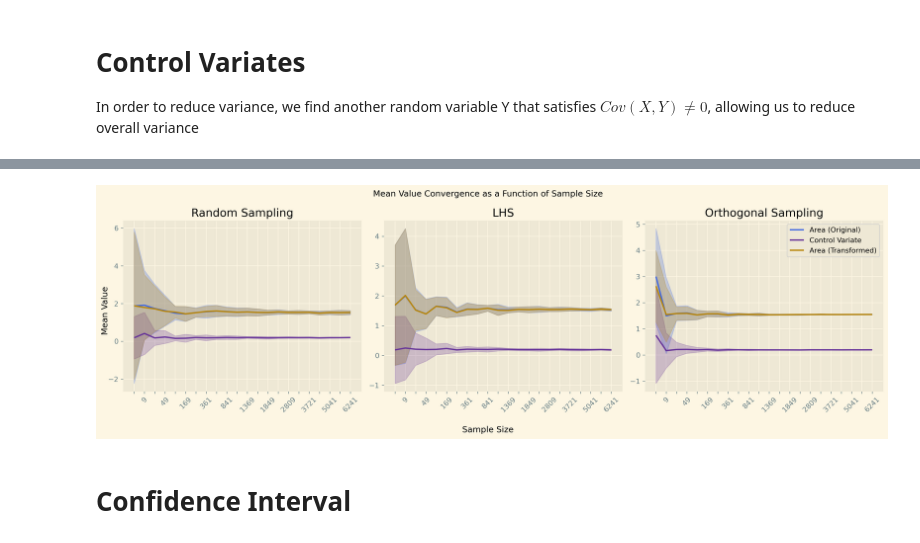
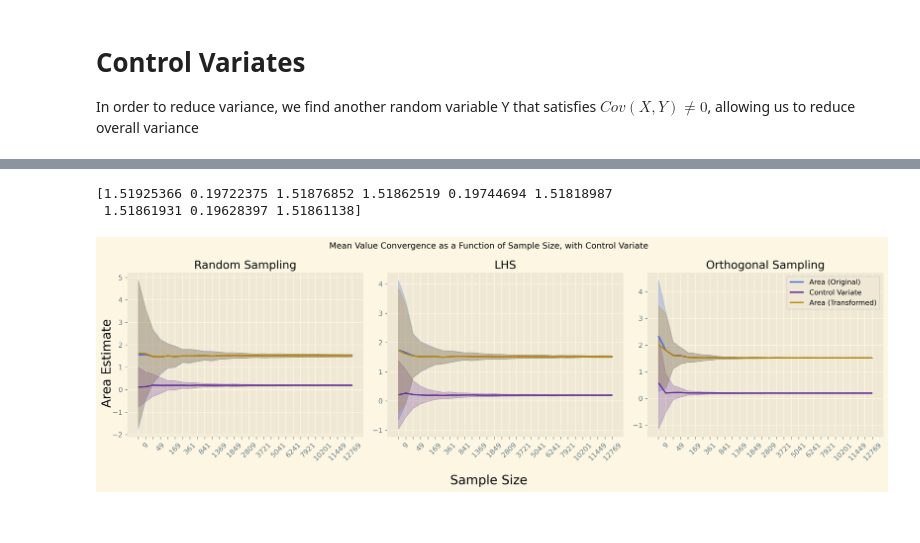
Before and after one commit to lendobo/Stochastic_Sim_1, a Jupyter notebook: mandelbrot.ipynb, the cells around one changed output, grey strips where cells are left out. Saved outputs shown, nothing was run; the diff lists cells and outputs as text; code cells hidden in the pictures.

```diff
--- a/mandelbrot.ipynb
+++ b/mandelbrot.ipynb
@@ -146,12 +151,18 @@ First estimation of area through orthogonal sampling: 1.5314675031859621
 # %%
 # PLotting
 def cardioid(t):
+    """
+    Parametric equations for cardioid (orbital 1 pts) to be plotted on top of mandelbrot set
+    """
     x = 0.5 * np.cos(t) - 0.25 * np.cos(2*t)
     y = 0.5 * np.sin(t) - 0.25 * np.sin(2*t)
 
     return x, y
 
 def circle(t,r):
+    """
+    Parametric equations for circle (orbital 2 pts) to be plotted on top of mandelbrot set
+    """
     x = r  * np.cos(t) - 1
     y = r * np.sin(t)
 
@@ -179,7 +190,7 @@ s is the number of samples used for the area estimation, while i is the iteratio
 @jit(nopython=True)
 def iteration_conv(x_range, y_range, C, max_iter_count=150):
     """
-    Estimates the area of the mandelbrot using a range of iteration values
+    Estimates the area of the mandelbrot using a range of iteration values.
 
     Args:
         x_range     range of the real component
@@ -400,7 +423,7 @@ def sample_size_intervals(i,s,min_reps,max_reps):
     sample_stds = np.zeros((rep_range,3))
 
     for m in range(min_reps,rep_range):
-        means, stds, density_values = density_conv(x_range,y_range,num_repeats=m,multi_dens=False,density_range=N_s,density_value=841)
+        means, stds, density_values = density_conv(x_range,y_range,num_repeats=m,multi_dens=False,density_range=N_s,density_value=s)
         for t in range(3):
             sample_means[m,t] = means[:,t]
             sample_stds[m,t] = stds[:,t]
@@ -410,6 +433,7 @@ def sample_size_intervals(i,s,min_reps,max_reps):
 
     for type in range(3):
         for rep_num, mean in enumerate(sample_means):
+
             CI_l, CI_u = norm.interval(alpha=0.95,loc=mean[type], scale=sample_stds[rep_num,type])
             CI = CI_u - CI_l
             CIs[type,rep_num] = CI
@@ -417,10 +441,13 @@ def sample_size_intervals(i,s,min_reps,max_reps):
     return CIs, rep_index
 
 
-CIs, reps = sample_size_intervals(50, 841,min_reps=10,max_reps=30)
+CIs, reps = sample_size_intervals(50, 10201,min_reps=10,max_reps=150)
 
 # Saving Arrays in case of crash
 file_CIs = "Data/CIs.npy"
 
 np.save(file_CIs, CIs)
+
+## Uncomment this section if GitHub Repo data should be loaded
+# CIs = np.load("Data/CIs.npy")
 # %%
@@ -443,12 +473,11 @@ In order to reduce variance, we find another random variable Y that satisfies $C
 # Setting Y as our control variate, which we define as the estimation of the area of the circle centered at (-1, 0) with radius 0.25
 def control_variate_area(x_range, y_range, C):
     """
-    Estimates the area of the mandelbrot set by keeping bounded values
-    and discarding diverging values.
-
+    Estimates the area of the circle corresponding to orbital = 2.
     Args:
         x_range     range of the real component
         y_range     range of the imaginary component
+        C           sample points for the accept-reject method
     Returns:
         Area        Area estimation of the circle corresponding to orbital = 2
     """
@@ -557,42 +599,53 @@ np.save(file_stds3, std_arr)
 # %%
+N_s = 120 # HERE_C
+num_repeats = 100
+max_iter = 300
+
+mean_arr, std_arr, no_densities, density_values = transform_area(x_range,y_range,density=N_s, num_reps=num_repeats, max_iter=max_iter)
+
+## Uncomment this section if GitHub Repo data should be loaded
+# mean_arr = np.load("Data/MEANs_Control_Variate_" + str(N_s) + str(num_repeats) + ".npy")
+# std_arr = np.load("Data/STDs_Control_Variate_" + str(N_s) + str(num_repeats) + ".npy")
+
 # PLOTTING
-
 upper = np.zeros((no_densities, 9))
 lower = np.zeros((no_densities, 9))
-
 
 x = [str(val) for val in density_values]
 
 for n in range(no_densities):
     upper[n] = mean_arr[n] + 2 * std_arr[n]
     lower[n] = mean_arr[n] - 2 * std_arr[n]
 
-title = []
 
 fig = plt.figure(figsize=(16,5), dpi = 300)
 
 for t in range(3):
     plt.subplot(131+t)
     labels = ['Area (Original)', 'Control Variate', 'Area (Transformed)']
     colors = ['royalblue', 'rebeccapurple', 'darkgoldenrod']
     for var in range(3):
         plt.plot(x, mean_arr[:,var+3*t], label=labels[var],color=colors[var])
         plt.fill_between(x,lower[:, var+3*t], upper[:,var+3*t],color=colors[var],alpha=0.25)
 
     ax = plt.gca()
     ax.tick_params(axis='x', labelrotation=45)
 
     # Setting every second x_tick invisible
     for label in ax.xaxis.get_ticklabels()[::2]:
         label.set_visible(False)
     title = ax.set_title(sampling_labels[t], loc='center')
 
+# Structure: mean_X_R, mean_Y_R, mean_T_R, mean_X_LHS, mean_Y_LHS, mean_T_LHS, mean_X_O, mean_Y_O, mean_T_O
+print(mean_arr[-1])
 
-fig.suptitle('Mean Value Convergence as a Function of Sample Size')
-fig.supxlabel('Sample Size')
-fig.supylabel('Mean Value')
+fig.suptitle('Mean Value Convergence as a Function of Sample Size, with Control Variate')
+fig.supxlabel('Sample Size', fontsize=18)
+fig.supylabel('Area Estimate',fontsize=18)
 plt.legend()
 plt.tight_layout()
 plt.show()
 # %% [output]
+[1.51925366 0.19722375 1.51876852 1.51862519 0.19744694 1.51818987
+ 1.51861931 0.19628397 1.51861138]
-[figure, old version]
+[figure, new version]
@@ -698,2 +651,0 @@ plt.show()
-# %% [markdown]
-# Confidence Interval
```
Also changed, not shown: parts of 13 cells of this notebook, 29 other files.
